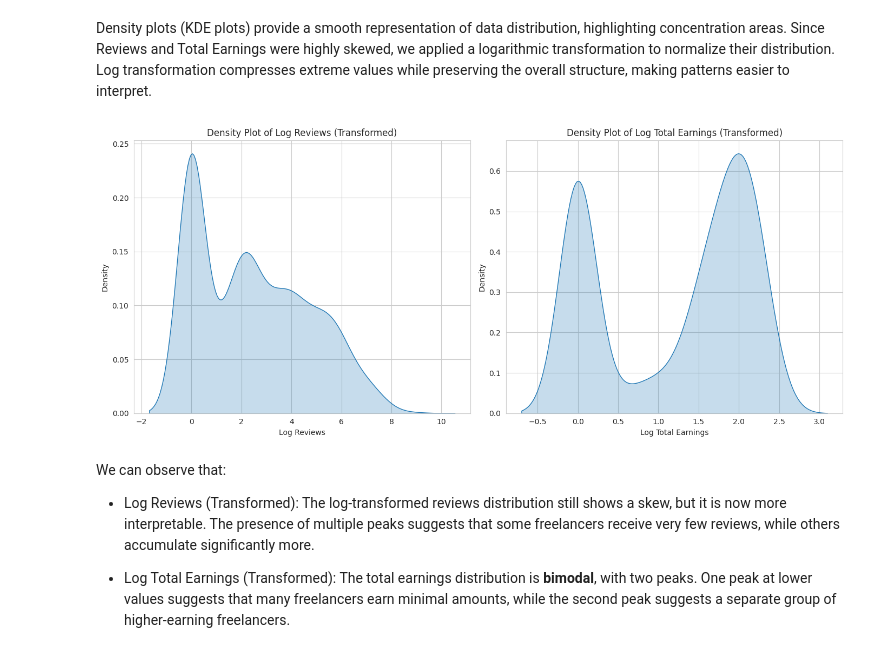
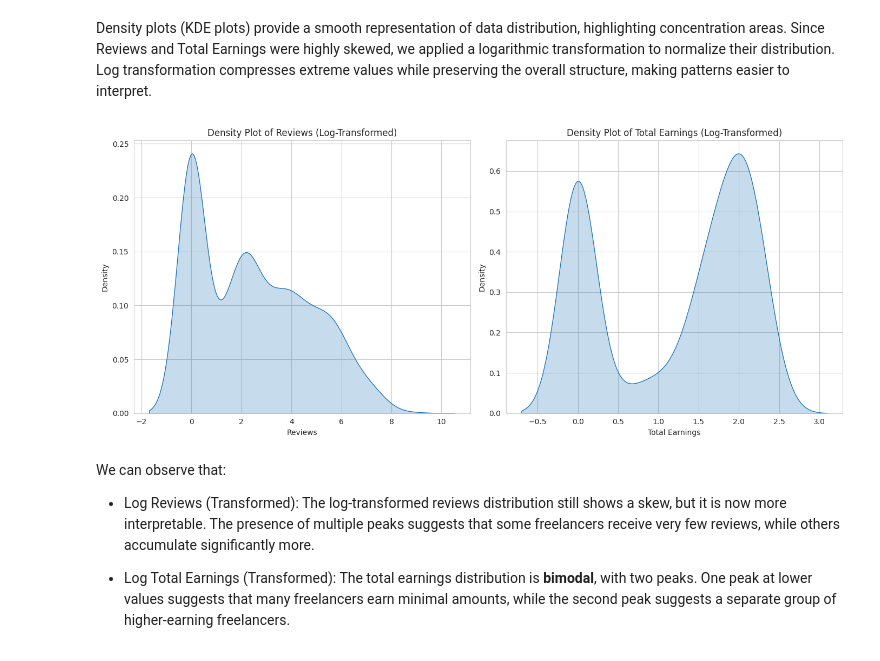
Before and after one commit to iRoseM/Freelancing-Trends--IT362, a Jupyter notebook: IT362_groub_6.ipynb, the cells around one changed output. Cells and saved outputs as stored; diff of their text form; code cells hidden in the pictures.

```diff
--- a/IT362_groub_6.ipynb
+++ b/IT362_groub_6.ipynb
@@ -807,24 +810,25 @@ These insights suggest that income disparity is high in the freelance market, wi
 Density plots (KDE plots) provide a smooth representation of data distribution, highlighting concentration areas. Since Reviews and Total Earnings were highly skewed, we applied a logarithmic transformation to normalize their distribution. Log transformation compresses extreme values while preserving the overall structure, making patterns easier to interpret.
 # %%
 # Apply log transformation to highly skewed columns
-df['Log Reviews'] = np.log1p(df['Reviews'])  # log1p handles zero values
-df['Log Total Earnings'] = np.log1p(df['Total Earnings'])
+# Apply log transformation directly to the existing columns
+df['Reviews'] = np.log1p(df['Reviews'])  # log1p avoids log(0) errors
+df['Total Earnings'] = np.log1p(df['Total Earnings'])
 
-# Create density plots for log-transformed columns only
+# Create density plots for log-transformed columns
 fig, axes = plt.subplots(1, 2, figsize=(14, 6))
 
-# First plot: Density plot of Log Reviews
-sns.kdeplot(df['Log Reviews'], fill=True, ax=axes[0])
-axes[0].set_title("Density Plot of Log Reviews (Transformed)")
+# First plot: Density plot of transformed Reviews
+sns.kdeplot(df['Reviews'], fill=True, ax=axes[0])
+axes[0].set_title("Density Plot of Reviews (Log-Transformed)")
 
-# Second plot: Density plot of Log Total Earnings
-sns.kdeplot(df['Log Total Earnings'], fill=True, ax=axes[1])
-axes[1].set_title("Density Plot of Log Total Earnings (Transformed)")
+# Second plot: Density plot of transformed Total Earnings
+sns.kdeplot(df['Total Earnings'], fill=True, ax=axes[1])
+axes[1].set_title("Density Plot of Total Earnings (Log-Transformed)")
 
 plt.tight_layout()
 plt.show()
 # %% [output]
-[figure, old version]
+[figure, new version]
 # %% [markdown]
 We can observe that:
 
```
Also changed, not shown: parts of 15 cells of this notebook.
